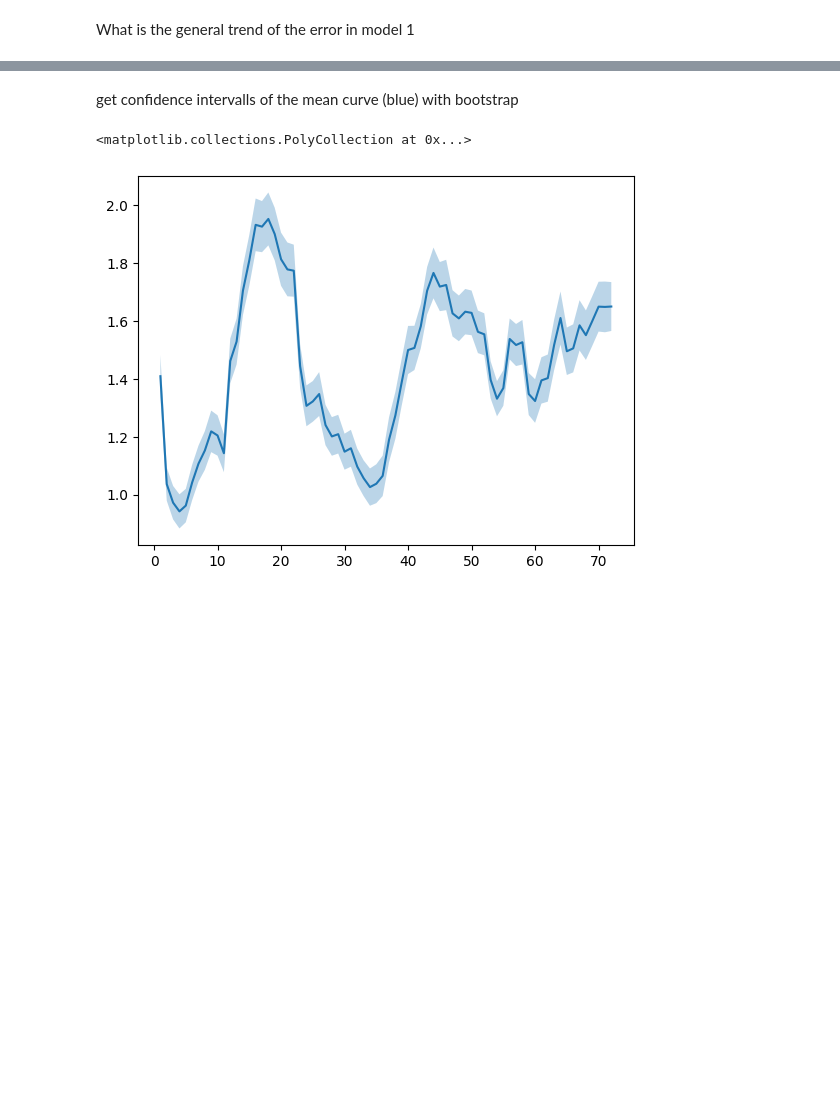
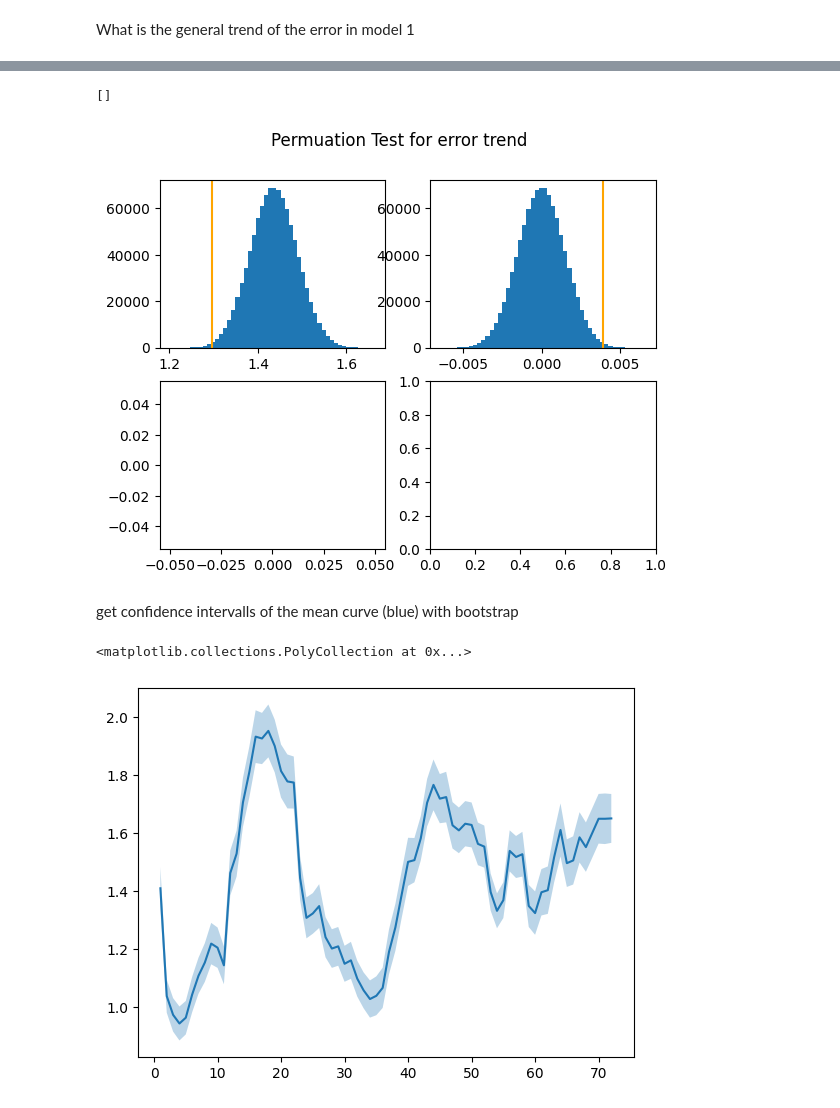
Before and after one commit to RobinU434/DataLiteracy, a Jupyter notebook: studies/robin.ipynb, the cells around one changed output, grey strips where cells are left out. Drawn from its saved outputs; the diff is of its cells as text; code cells hidden in the pictures; blank space fills up the shorter version.

```diff
--- a/studies/robin.ipynb
+++ b/studies/robin.ipynb
@@ -414,3 +424,29 @@ ax.plot(x_axis, regression)
+# %%
+N_BOOT = 1000000
+x = np.arange(72)[:, None]
+x_aug = np.concatenate([np.ones_like(x), x], axis=1)
+X = np.linalg.inv(x_aug.T @ x_aug) @ x_aug.T
+
+coefs = np.empty((N_BOOT, x_aug.shape[1]))
+for i in tqdm(range(N_BOOT)):
+    # shape: (num_pred_steps, num_stations)
+    temp = forecast_error.copy()
+    np.random.shuffle(temp)
+    regression_coef = X @ temp
+    coefs[i] = regression_coef
+# %%
+fig, axs = plt.subplots(ncols=2, nrows=2)
+
+fig.suptitle("Permuation Test for error trend")
+axs[0, 0].hist(coefs[:, 0], bins=50)
+axs[0, 0].axvline(regression_coef[0], c="orange")
+axs[0, 1].hist(coefs[:, 1], bins=50)
+axs[0, 1].axvline(regression_coef[1], c="orange")
+
+axs[1, 0].plot(coefs)
+# %% [output]
+[]
+[figure, added]
 # %% [markdown]
 get confidence intervalls of the mean curve (blue) with bootstrap
 # %%
```
Also changed, not shown: parts of 9 cells of this notebook.
